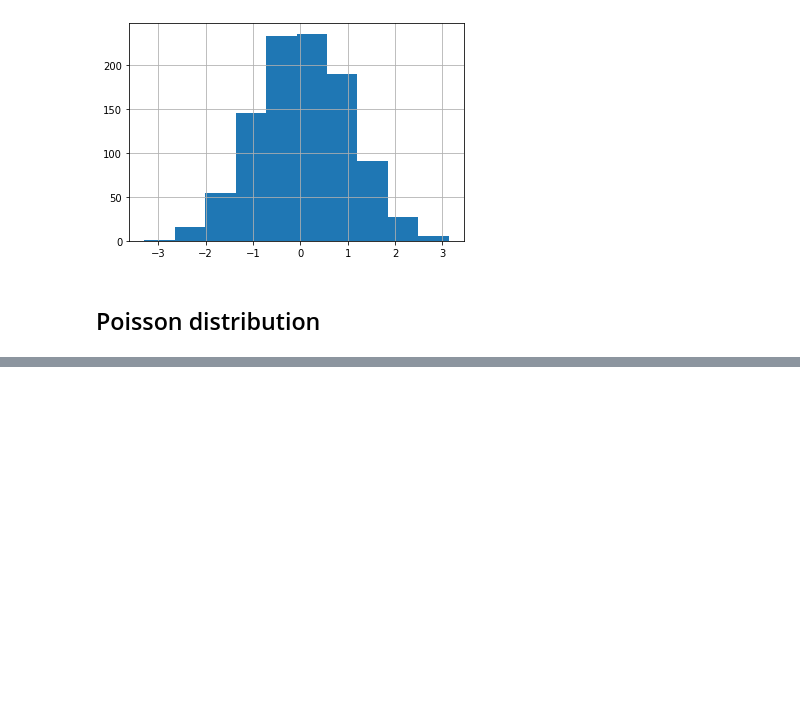
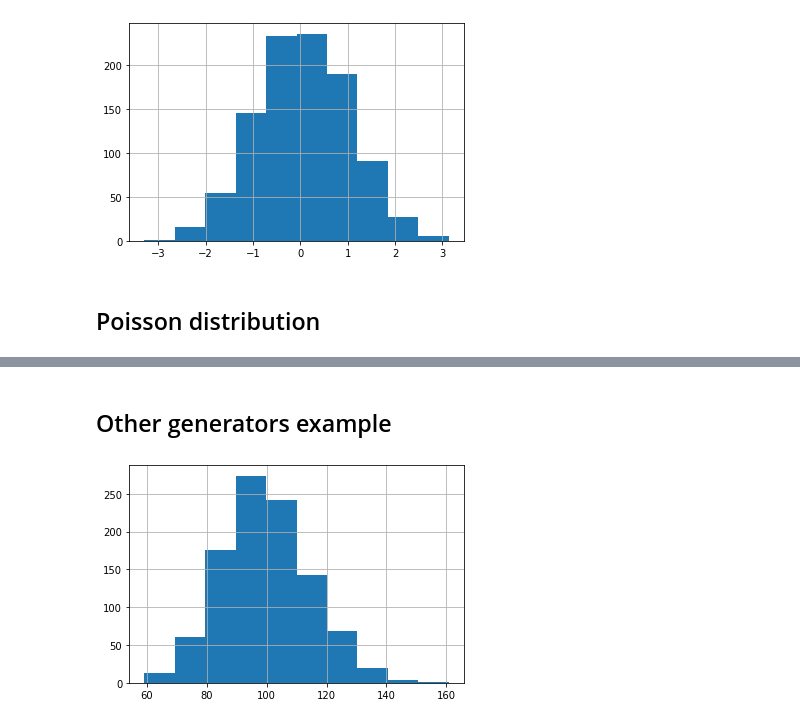
Before and after one commit to Starburned7/Probability-Statistic, a Jupyter notebook: 2-generators.ipynb, the cells around one changed output, grey strips where cells are left out. Saved outputs shown, nothing was run; the diff lists cells and outputs as text; code cells hidden in the pictures; blank space fills up the shorter version.

Commit message:
generators review

```diff
--- a/2-generators.ipynb
+++ b/2-generators.ipynb
@@ -169,0 +200,6 @@ pd.Series(np.random.normal(size=1000)).hist();
+# %% [markdown]
+## Other generators example
+# %%
+pd.Series(np.random.chisquare(100,size=1000)).hist();
+# %% [output]
+[figure, added]
```
Also changed, not shown: parts of 8 cells of this notebook.
